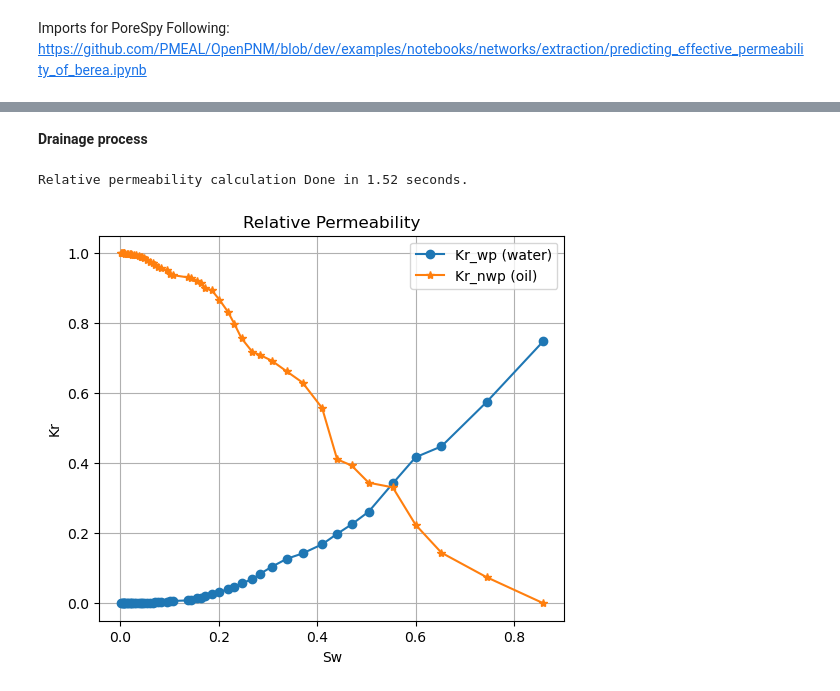
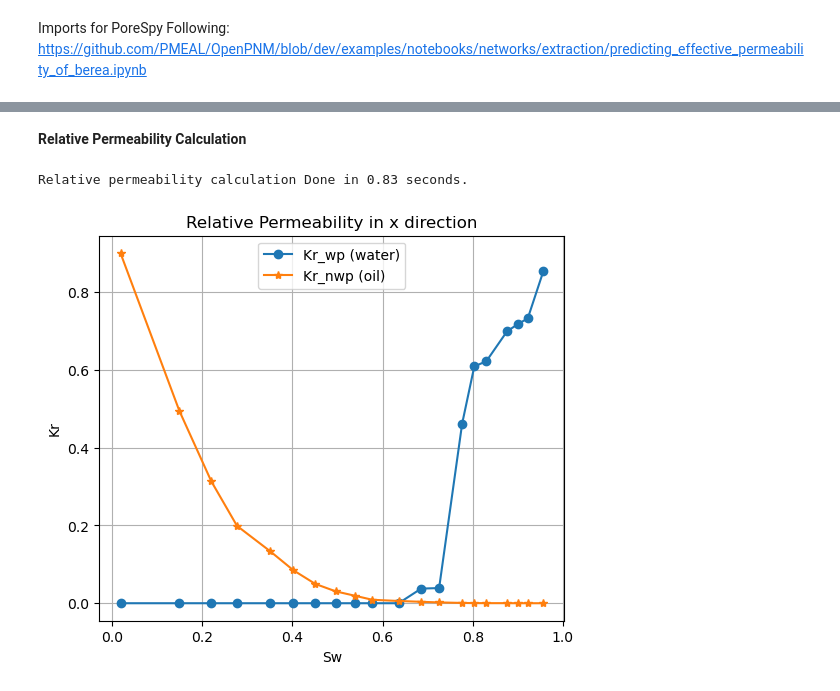
Before and after one commit to digital-porous-media/dpm_teach, a Jupyter notebook: 5_simulation/5-3-4_pnm_multiphase_simulation.ipynb, the cells around one changed output, grey strips where cells are left out. Cells and saved outputs as stored; diff of their text form; code cells hidden in the pictures.

```diff
--- a/5_simulation/5-3-4_pnm_multiphase_simulation.ipynb
+++ b/5_simulation/5-3-4_pnm_multiphase_simulation.ipynb
@@ -208,37 +240,58 @@ ip.run()
+# %%
+# Run Invasion Percolation: oil (non-wetting phase) invades
+ip = op.algorithms.InvasionPercolation(network=pn, phase=oil)
+ip.set_inlet_BC(pores=inlet)
+ip.run()
 # %%
 # --- Helper Functions for Permeability Calculation ---
 
 # Updates phase occupancy based on invasion sequence
 def sat_occ_update(network, nwp, wp, ip, i):
+    """
+        Calculates the saturation of each phase using the invasion
+        sequence from either invasion percolation.
+        Parameters
+        ----------
+        network: network
+        nwp : phase
+            non-wetting phase
+        wp : phase
+            wetting phase
+        ip : IP
+            invasion percolation (ran before calling this function)
+        i: int
+            The invasion_sequence limit for masking pores/throats that
+            have already been invaded within this limit range. The
+            saturation is found by adding the volume of pores and thorats
+            that meet this sequence limit divided by the bulk volume.
+    """
     pore_mask = ip['pore.invasion_sequence'] < i
     throat_mask = ip['throat.invasion_sequence'] < i
     sat_p = np.sum(network['pore.volume'][pore_mask])
     sat_t = np.sum(network['throat.volume'][throat_mask])
     sat1 = sat_p + sat_t
     bulk = network['pore.volume'].sum() + network['throat.volume'].sum()
-    sat = sat1/bulk # Saturation of invading phase (water)
+    sat = sat1/bulk # Saturation of invading phase (oil)
 
-    # Set occupancy for non-wetting phase (nwp)
     nwp['pore.occupancy'] = pore_mask
     nwp['throat.occupancy'] = throat_mask
-    # Set occupancy for wetting phase (wp) - inverted
     wp['throat.occupancy'] = 1-throat_mask
     wp['pore.occupancy'] = 1-pore_mask
-    return sat # Returns invading phase saturation (Sw)
+    return sat # Returns invading phase saturation (So)
 
 # Calculates flow rate using StokesFlow algorithm
+# Simulates a Stokes flow given the hydraulic conductance keyword and returns the rate of inlet fluid flow.
 def Rate_calc(network, phase, inlet, outlet, conductance):
     phase.regenerate_models()
     St_p = op.algorithms.StokesFlow(network=network, phase=phase)
     St_p.settings._update({'conductance' : conductance})
-    # Apply pressure boundary conditions
     St_p.set_value_BC(pores=inlet, values=1)
     St_p.set_value_BC(pores=outlet, values=0)
     St_p.run()
     val = np.abs(St_p.rate(pores=inlet, mode='group'))
     return val
 # %% [markdown]
-__Drainage process__
+__Relative Permeability Calculation__
 # %%
 # Initialize occupancy (start of simulation)
 water['throat.occupancy'] = 1-pn['throat.all']
@@ -253,7 +306,7 @@ water.add_model(model=model_mp_cond, propname='throat.conduit_hydraulic_conducta
 oil.add_model(model=model_mp_cond, propname='throat.conduit_hydraulic_conductance',
               throat_conductance='throat.hydraulic_conductance', mode='medium')
 # %%
-Snwp_num = 50 # Number of saturation steps
+Snwp_num = 20 # Number of saturation steps
 max_seq = np.max([np.max(ip['pore.invasion_sequence']),
                 np.max(ip['throat.invasion_sequence'])])
 
@@ -261,12 +314,11 @@ max_seq = np.max([np.max(ip['pore.invasion_sequence']),
 start_val = max_seq // Snwp_num
 stop_val = max_seq
 step_val = max_seq // Snwp_num
+Swparr = []
+relperm_nwp = []
+relperm_wp = []
+start_time = time.time()
 # %%
-Swparr = []
-relperm_nwp = []
-relperm_wp = []
-start_time = time.time()
-
 # Main calculation loop
 for i in tqdm(range(start_val, stop_val, step_val), desc="Calculating RelPerm"):
     oil.regenerate_models()
@@ -292,16 +344,16 @@ end_time = time.time()
 elapsed_time = (end_time - start_time)
 print(f"Relative permeability calculation Done in {elapsed_time:.2f} seconds.")
 # %% [output]
-Relative permeability calculation Done in 1.52 seconds.
+Relative permeability calculation Done in 0.83 seconds.
 # %%
 plt.figure(figsize=[6,5])
 plt.plot(Swparr, relperm_wp, 'o-', label='Kr_wp (water)')
 plt.plot(Swparr, relperm_nwp, '*-', label='Kr_nwp (oil)')
 plt.xlabel('Sw')
 plt.ylabel('Kr')
-plt.title(f'Relative Permeability')
+plt.title(f'Relative Permeability in x direction')
 plt.grid(True)
 plt.legend()
 plt.show()
 # %% [output]
-[figure, old version]
+[figure, new version]
```
Also changed, not shown: parts of 14 cells of this notebook.
